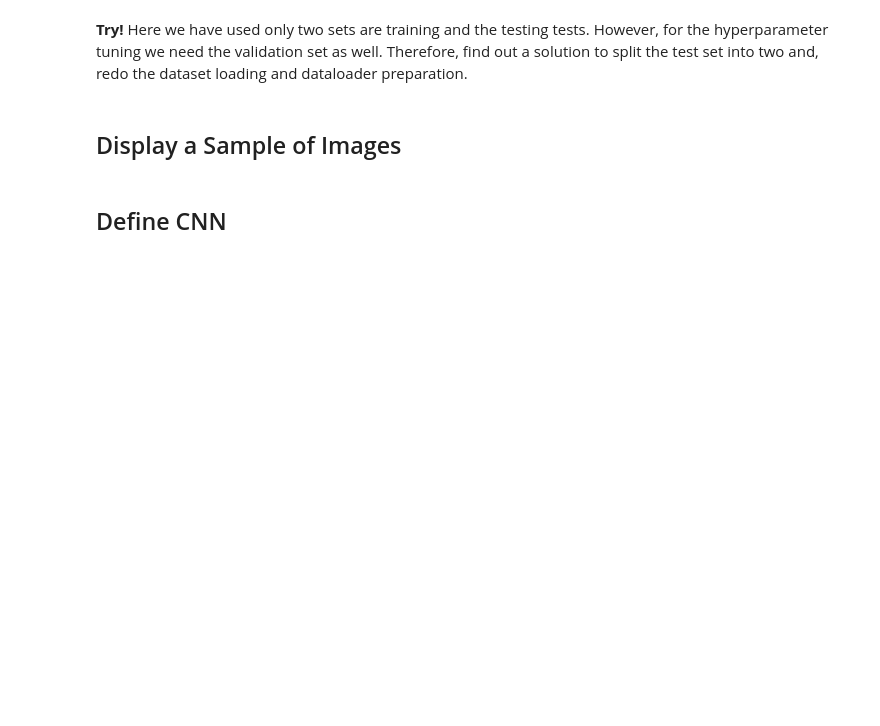
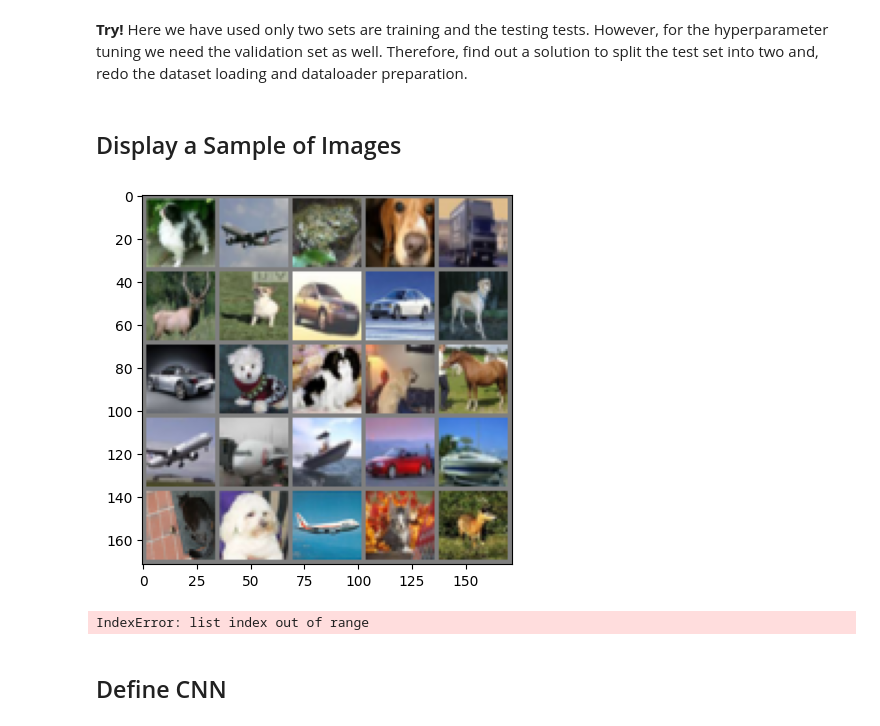
Before and after one commit to Selani00/CNN-Lab, a Jupyter notebook: CNNDemo_Student_Version.ipynb, the cells around one changed output. Saved outputs shown, nothing was run; the diff lists cells and outputs as text; code cells hidden in the pictures; blank space fills up the shorter version.

```diff
--- a/CNNDemo_Student_Version.ipynb
+++ b/CNNDemo_Student_Version.ipynb
@@ -48,13 +48,13 @@ from torchsummary import summary
 # For training set
 transform_train=transforms.Compose([
     transforms.RandomHorizontalFlip(),
-    transforms.ToTenser(),
-    transforms.Normaliza(mean=(0.5,0.5,0.5),std=(0.5,0.5,0.5))
+    transforms.ToTensor(),
+    transforms.Normalize(mean=(0.5,0.5,0.5),std=(0.5,0.5,0.5))
 ])
 
 # For testing set
 transform_test = transforms.Compose([
-    transforms.ToTenser(),
-    transforms.Normaliza(mean=(0.5,0.5,0.5),std=(0.5,0.5,0.5))
+    transforms.ToTensor(),
+    transforms.Normalize(mean=(0.5,0.5,0.5),std=(0.5,0.5,0.5))
 
 ])
@@ -93,28 +95,31 @@ classes = ['airplane','automobile','bird','cat','dog','deer','frog','ship','trac
 # %%
 # Visualize a batch of images
 
 def imshow(img):
     img = img / 2 + 0.5;  # Unnormalized
     # Convert image into a Numpy Array for data manipuation and usage in
     # matplotlib
     npimg = img.numpy()
     # In numpy images defined as no. of channels, height, width format
     # However, matplotlib expects in height, width, channels format
     # So, we need to transform the npimg.
     plt.imshow(np.transpose(npimg, (1, 2, 0)))
     plt.show()
 
 
 # Get some random training images
 dataiter = iter(trainloader)
 images,labels= next(dataiter)
 
 
 # Show images
-imshow(torchvision.utils.makegrid(images,nrows=5))
+imshow(torchvision.utils.make_grid(images,nrow=5))
 
 # Print labels
 print(''.join(f'{classes[labels[j]]:5s}' for j in range(batch_size)))
+# %% [output]
+[figure, added]
+IndexError: list index out of range
 # %% [markdown]
 ## Define CNN
 # %%
```
Also changed, not shown: parts of 3 cells of this notebook.
